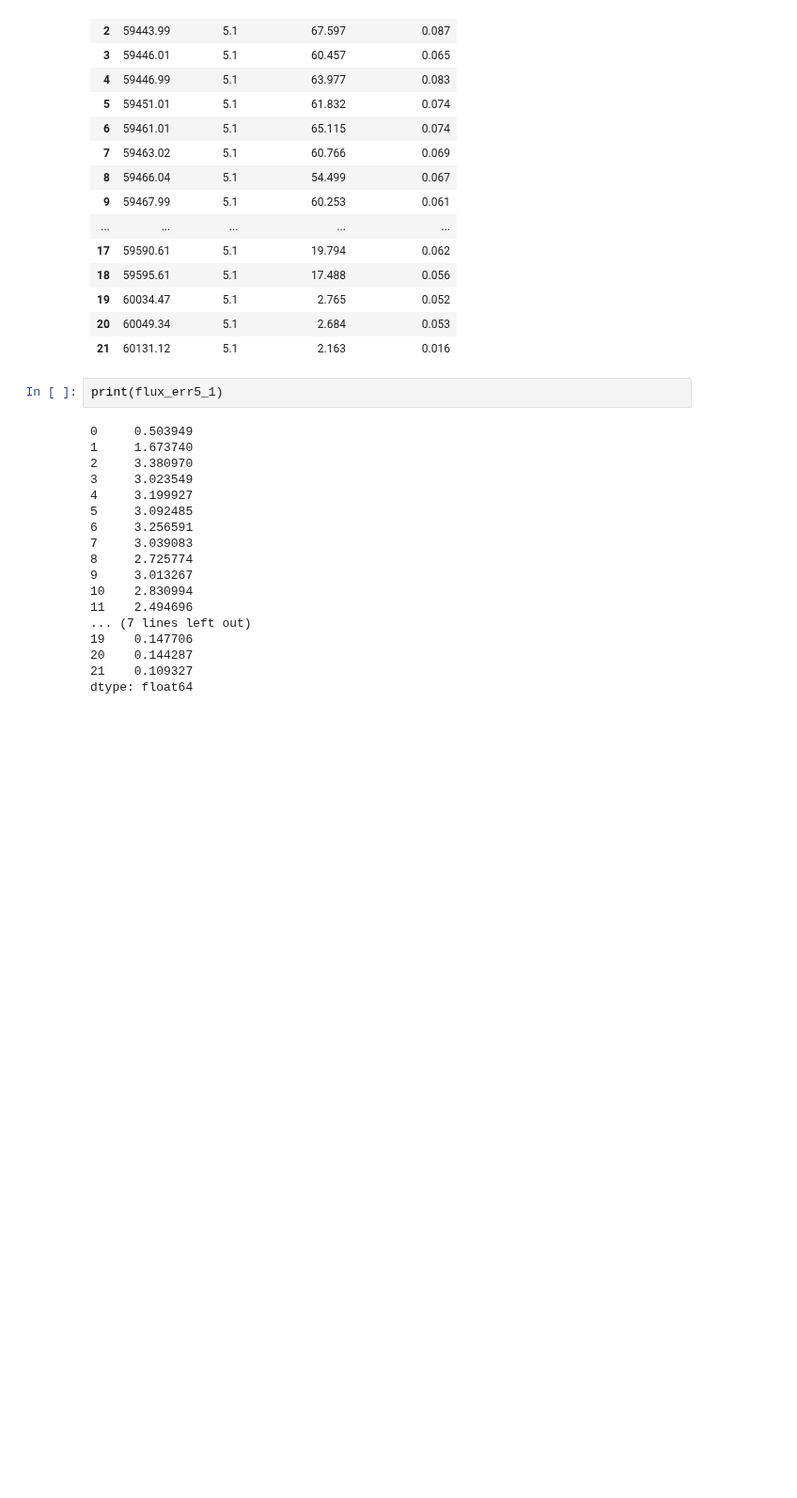
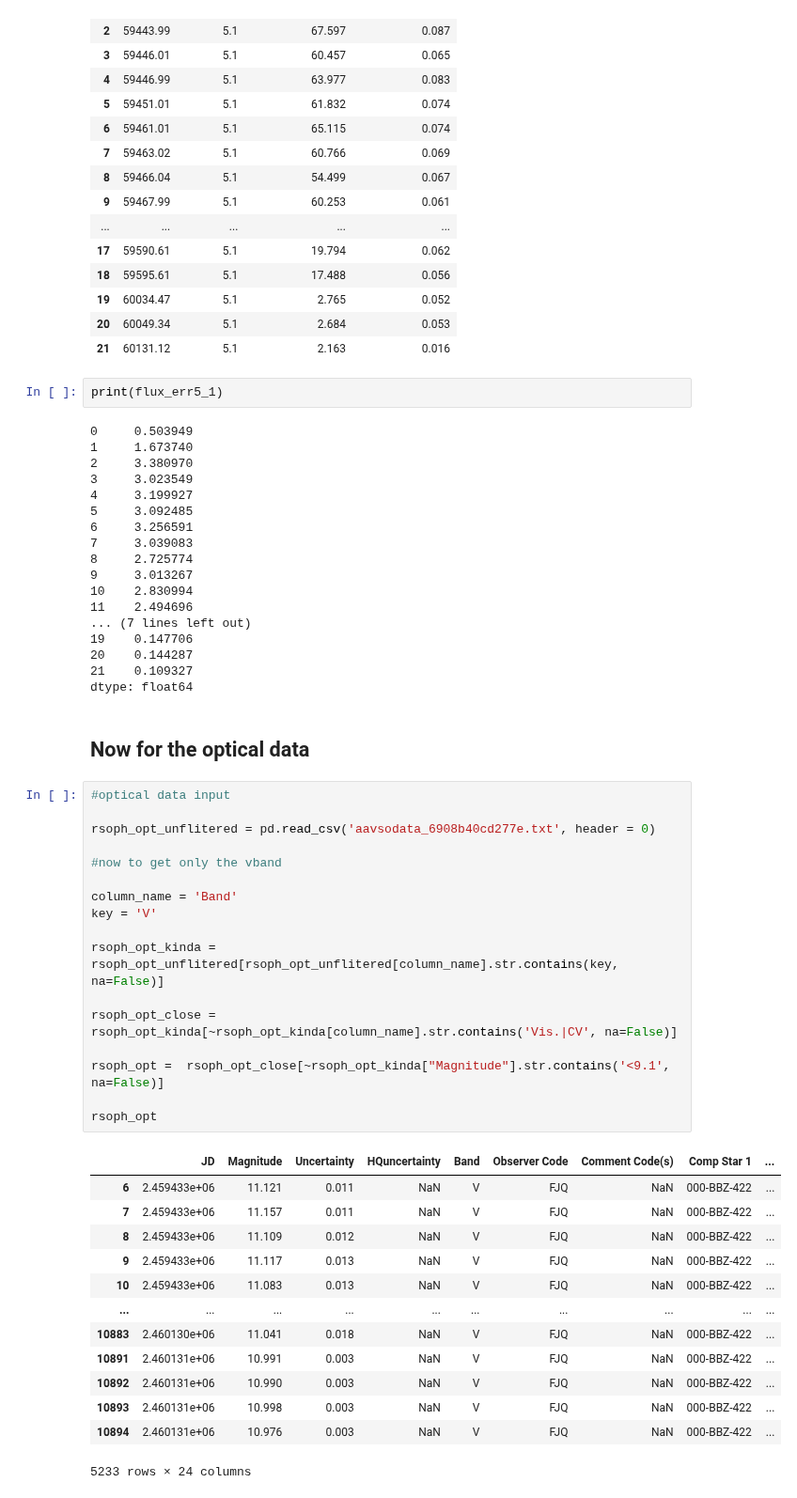
Before and after one commit to Wilhelm005/Research-Code, a Jupyter notebook: RS Oph work.ipynb, the cells around one changed output. Shown at 94% size. Cells and saved outputs as stored; diff of their text form; blank space fills up the shorter version.

```diff
--- a/RS Oph work.ipynb
+++ b/RS Oph work.ipynb
@@ -747,3 +747,36 @@ print(flux_err5_1)
 20    0.144287
 21    0.109327
 dtype: float64
+# %% [markdown]
+## Now for the optical data
+# %%
+#optical data input
+
+rsoph_opt_unflitered = pd.read_csv('aavsodata_6908b40cd277e.txt', header = 0)
+
+#now to get only the vband
+
+column_name = 'Band'
+key = 'V'
+
+rsoph_opt_kinda = rsoph_opt_unflitered[rsoph_opt_unflitered[column_name].str.contains(key, na=False)]
+
+rsoph_opt_close = rsoph_opt_kinda[~rsoph_opt_kinda[column_name].str.contains('Vis.|CV', na=False)]
+
+rsoph_opt =  rsoph_opt_close[~rsoph_opt_kinda["Magnitude"].str.contains('<9.1', na=False)]
+
+rsoph_opt
+# %% [output]
+|  | JD | Magnitude | Uncertainty | HQuncertainty | Band | Observer Code | Comment Code(s) | Comp Star 1 | ... |
+| 6 | 2.459433e+06 | 11.121 | 0.011 | NaN | V | FJQ | NaN | 000-BBZ-422 | ... |
+| 7 | 2.459433e+06 | 11.157 | 0.011 | NaN | V | FJQ | NaN | 000-BBZ-422 | ... |
+| 8 | 2.459433e+06 | 11.109 | 0.012 | NaN | V | FJQ | NaN | 000-BBZ-422 | ... |
+| 9 | 2.459433e+06 | 11.117 | 0.013 | NaN | V | FJQ | NaN | 000-BBZ-422 | ... |
+| 10 | 2.459433e+06 | 11.083 | 0.013 | NaN | V | FJQ | NaN | 000-BBZ-422 | ... |
+| ... | ... | ... | ... | ... | ... | ... | ... | ... | ... |
+| 10883 | 2.460130e+06 | 11.041 | 0.018 | NaN | V | FJQ | NaN | 000-BBZ-422 | ... |
+| 10891 | 2.460131e+06 | 10.991 | 0.003 | NaN | V | FJQ | NaN | 000-BBZ-422 | ... |
+| 10892 | 2.460131e+06 | 10.990 | 0.003 | NaN | V | FJQ | NaN | 000-BBZ-422 | ... |
+| 10893 | 2.460131e+06 | 10.998 | 0.003 | NaN | V | FJQ | NaN | 000-BBZ-422 | ... |
+| 10894 | 2.460131e+06 | 10.976 | 0.003 | NaN | V | FJQ | NaN | 000-BBZ-422 | ... |
+5233 rows × 24 columns
```
Also changed, not shown: parts of 5 cells of this notebook, 2 other files.
